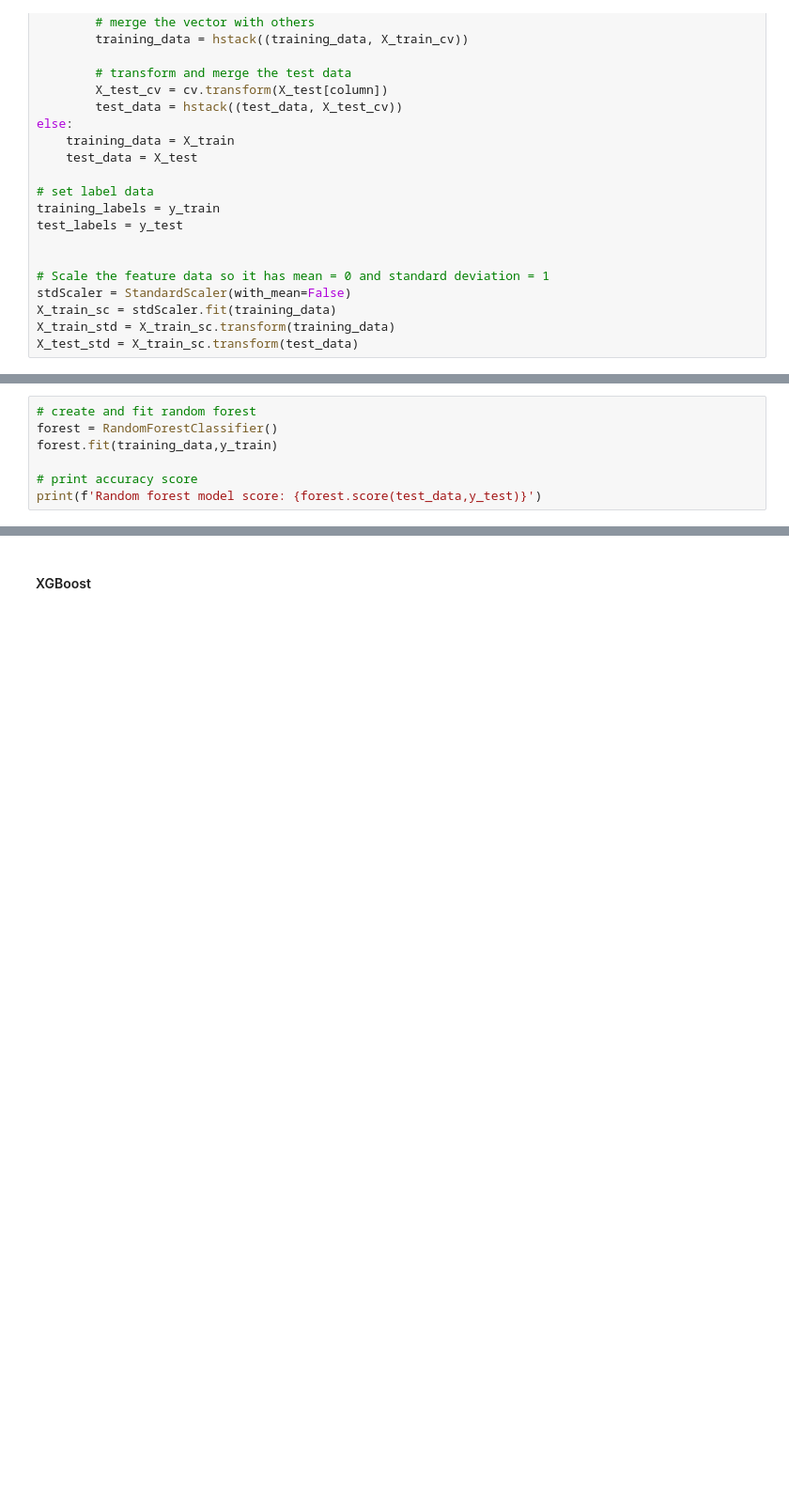
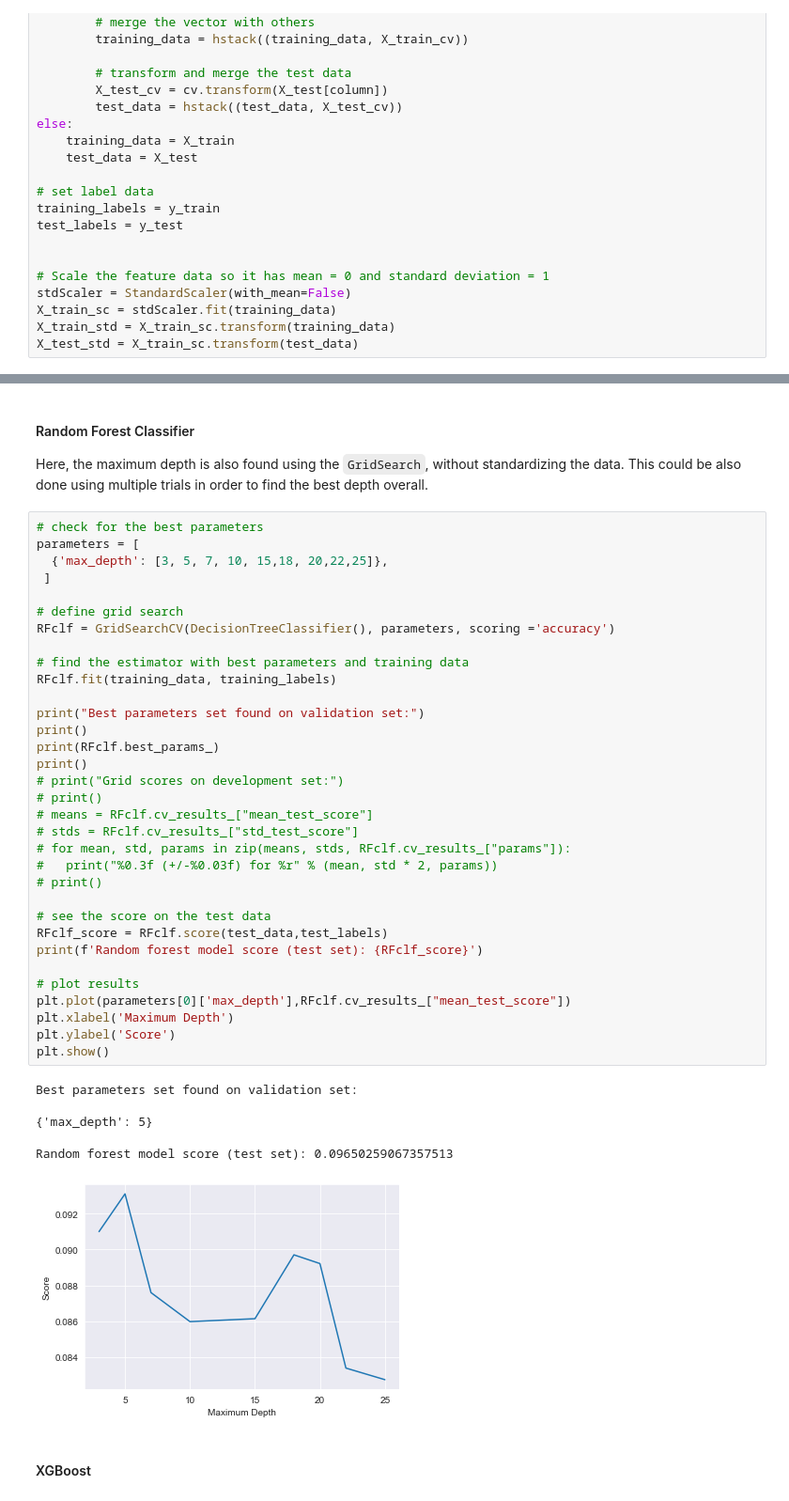
Before and after one commit to zele95/OKCupid_Date-a-Scientist_ML, a Jupyter notebook: date-a-scientist.ipynb, the cells around one changed output, grey strips where cells are left out. Shown: that part at 94% size. Saved outputs shown, nothing was run; the diff lists cells and outputs as text; blank space fills up the shorter version.

```diff
--- a/date-a-scientist.ipynb
+++ b/date-a-scientist.ipynb
@@ -489,7 +445,0 @@ Decision tree model score: 0.08930716860232278
-# %%
-# create and fit random forest
-forest = RandomForestClassifier()
-forest.fit(training_data,y_train)
-
-# print accuracy score
-print(f'Random forest model score: {forest.score(test_data,y_test)}')
@@ -498,2 +505,46 @@ Random forest model score: 0.0841009211053264
+# %% [markdown]
+#### Random Forest Classifier
+
+Here, the maximum depth is also found using the `GridSearch`, without standardizing the data. This could be also done using multiple trials in order to find the best depth overall.
+# %%
+# check for the best parameters
+parameters = [
+  {'max_depth': [3, 5, 7, 10, 15,18, 20,22,25]},
+ ]
+
+# define grid search
+RFclf = GridSearchCV(DecisionTreeClassifier(), parameters, scoring ='accuracy')
+
+# find the estimator with best parameters and training data
+RFclf.fit(training_data, training_labels)
+
+print("Best parameters set found on validation set:")
+print()
+print(RFclf.best_params_)
+print()
+# print("Grid scores on development set:")
+# print()
+# means = RFclf.cv_results_["mean_test_score"]
+# stds = RFclf.cv_results_["std_test_score"]
+# for mean, std, params in zip(means, stds, RFclf.cv_results_["params"]):
+#   print("%0.3f (+/-%0.03f) for %r" % (mean, std * 2, params))
+# print()
+
+# see the score on the test data
+RFclf_score = RFclf.score(test_data,test_labels)
+print(f'Random forest model score (test set): {RFclf_score}')
+
+# plot results
+plt.plot(parameters[0]['max_depth'],RFclf.cv_results_["mean_test_score"])
+plt.xlabel('Maximum Depth')
+plt.ylabel('Score')
+plt.show()
+# %% [output]
+Best parameters set found on validation set:
+
+{'max_depth': 5}
+
+Random forest model score (test set): 0.09650259067357513
+[figure, added]
 # %% [markdown]
 #### XGBoost
```
Also changed, not shown: parts of 28 cells of this notebook.
